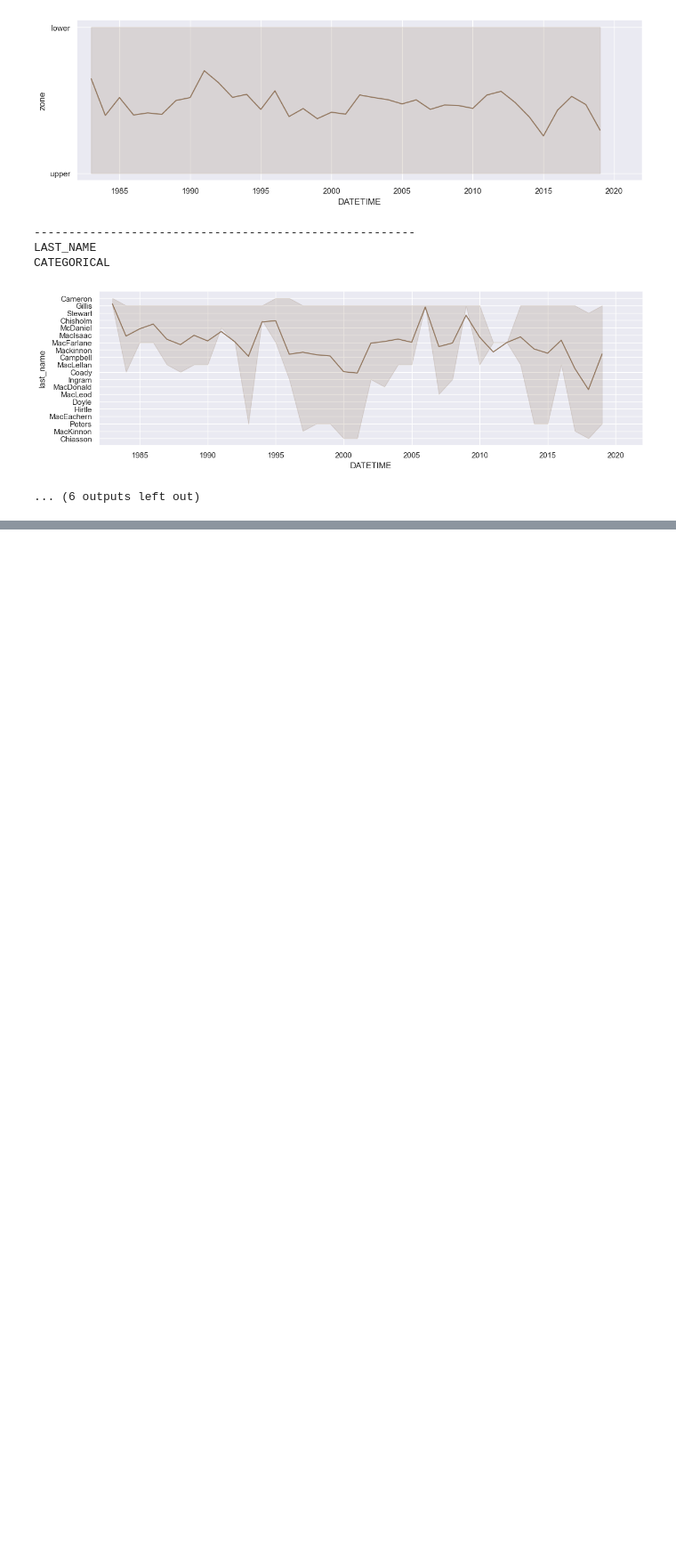
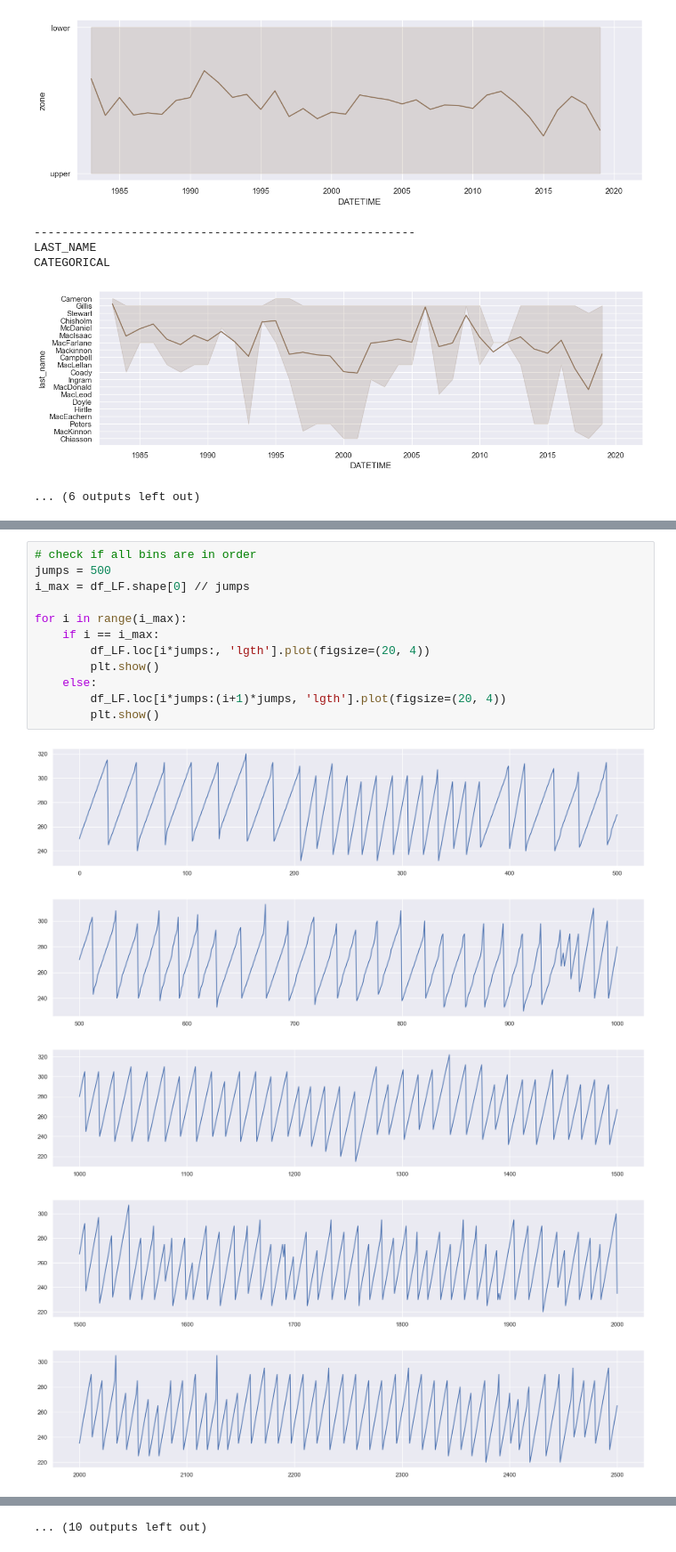
Before and after one commit to dfo-gulf-science/Gaspereau, a Jupyter notebook: 7. EDA length frequency and logbook.ipynb, the cells around one changed output, grey strips where cells are left out. Shown at 89% size. Drawn from its saved outputs; the diff is of its cells as text; blank space fills up the shorter version.

```diff
--- a/7. EDA length frequency and logbook.ipynb
+++ b/7. EDA length frequency and logbook.ipynb
@@ -247,0 +280,18 @@ CATEGORICAL
+# %%
+# check if all bins are in order
+jumps = 500
+i_max = df_LF.shape[0] // jumps
+
+for i in range(i_max):
+    if i == i_max:
+        df_LF.loc[i*jumps:, 'lgth'].plot(figsize=(20, 4))
+        plt.show()
+    else:
+        df_LF.loc[i*jumps:(i+1)*jumps, 'lgth'].plot(figsize=(20, 4))
+        plt.show()
+# %% [output]
+[figure, added]
+[figure, added]
+[figure, added]
+[figure, added]
+[figure, added]
@@ -247,0 +305 @@ CATEGORICAL
+... (10 outputs left out)
```
Also changed, not shown: parts of 5 cells of this notebook.
